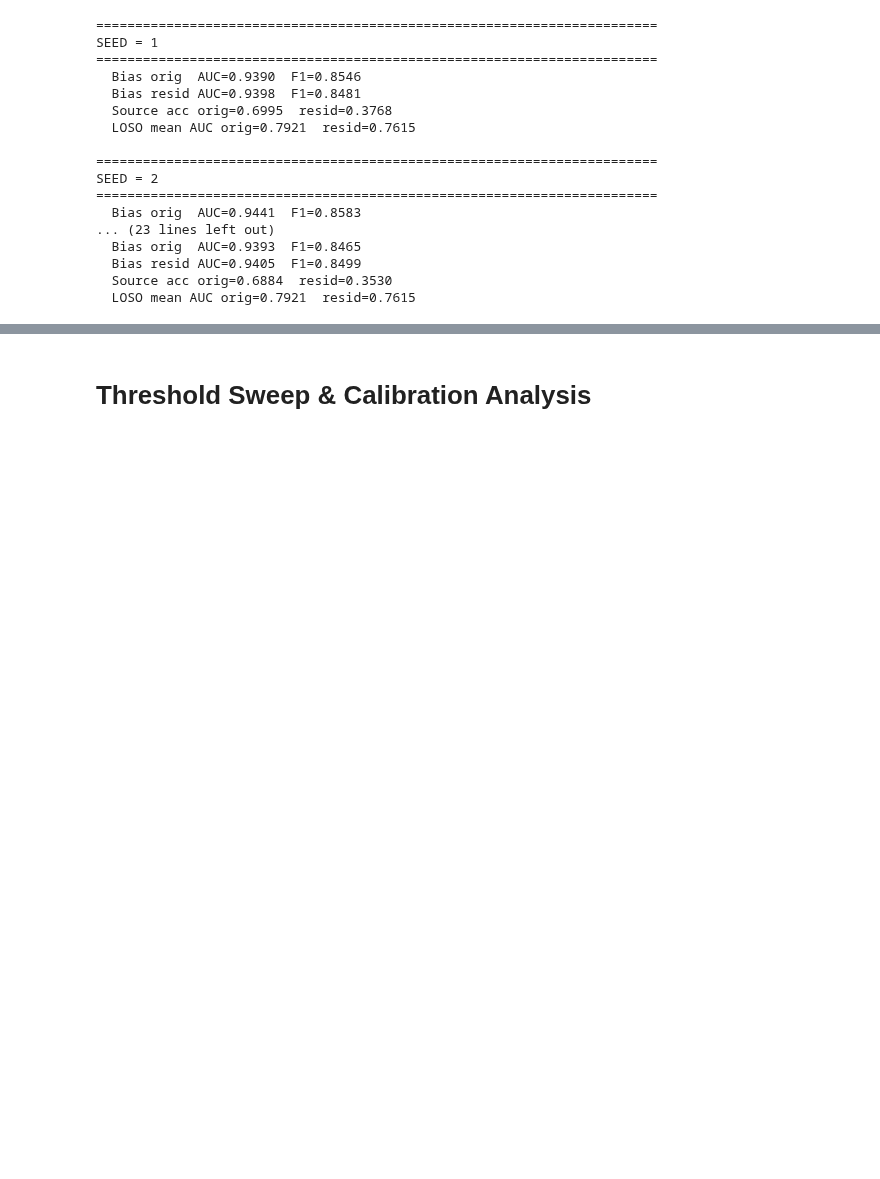
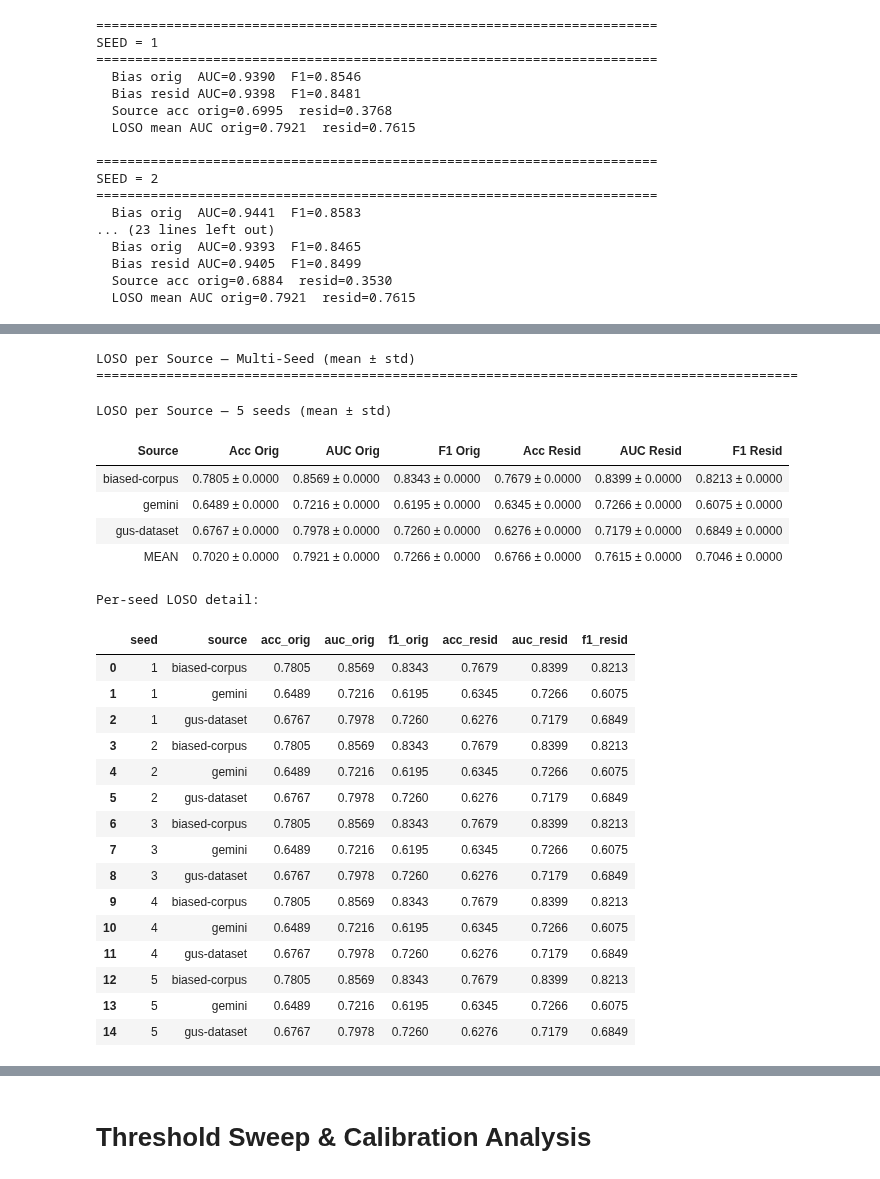
Before and after one commit to pinthoz/attention-atlas, a Jupyter notebook: dataset/v2/gpt2_source.ipynb, the cells around one changed output, grey strips where cells are left out. Drawn from its saved outputs; the diff is of its cells as text; code cells hidden in the pictures; blank space fills up the shorter version.

```diff
--- a/dataset/v2/gpt2_source.ipynb
+++ b/dataset/v2/gpt2_source.ipynb
@@ -1733,5 +1771,5 @@ display(df_other_summary.style
 # %%
-# === LOSO per-source: mean ± std across seeds ===
+# LOSO per-source: mean ± std across seeds
 
 print('LOSO per Source — Multi-Seed (mean ± std)')
 print('=' * 90)
@@ -1744,33 +1782,58 @@ for src in unique_sources:
         'Acc Orig': f'{sub["acc_orig"].mean():.4f} ± {sub["acc_orig"].std():.4f}',
         'AUC Orig': f'{sub["auc_orig"].mean():.4f} ± {sub["auc_orig"].std():.4f}',
         'F1 Orig': f'{sub["f1_orig"].mean():.4f} ± {sub["f1_orig"].std():.4f}',
         'Acc Resid': f'{sub["acc_resid"].mean():.4f} ± {sub["acc_resid"].std():.4f}',
         'AUC Resid': f'{sub["auc_resid"].mean():.4f} ± {sub["auc_resid"].std():.4f}',
         'F1 Resid': f'{sub["f1_resid"].mean():.4f} ± {sub["f1_resid"].std():.4f}',
     })
 
 # Add MEAN row
 loso_rows.append({
     'Source': 'MEAN',
     'Acc Orig': f'{df_seed_loso["acc_orig"].groupby(df_seed_loso["seed"]).mean().mean():.4f} ± {df_seed_loso["acc_orig"].groupby(df_seed_loso["seed"]).mean().std():.4f}',
     'AUC Orig': f'{df_seed_loso["auc_orig"].groupby(df_seed_loso["seed"]).mean().mean():.4f} ± {df_seed_loso["auc_orig"].groupby(df_seed_loso["seed"]).mean().std():.4f}',
     'F1 Orig': f'{df_seed_loso["f1_orig"].groupby(df_seed_loso["seed"]).mean().mean():.4f} ± {df_seed_loso["f1_orig"].groupby(df_seed_loso["seed"]).mean().std():.4f}',
     'Acc Resid': f'{df_seed_loso["acc_resid"].groupby(df_seed_loso["seed"]).mean().mean():.4f} ± {df_seed_loso["acc_resid"].groupby(df_seed_loso["seed"]).mean().std():.4f}',
     'AUC Resid': f'{df_seed_loso["auc_resid"].groupby(df_seed_loso["seed"]).mean().mean():.4f} ± {df_seed_loso["auc_resid"].groupby(df_seed_loso["seed"]).mean().std():.4f}',
     'F1 Resid': f'{df_seed_loso["f1_resid"].groupby(df_seed_loso["seed"]).mean().mean():.4f} ± {df_seed_loso["f1_resid"].groupby(df_seed_loso["seed"]).mean().std():.4f}',
 })
 
 df_loso_summary = pd.DataFrame(loso_rows)
 
 display(df_loso_summary.style
     .set_properties(**{'text-align': 'center'})
     .set_properties(**{'text-align': 'left', 'font-weight': 'bold'}, subset=['Source'])
     .hide(axis='index')
     .set_caption(f'LOSO per Source — {len(SEEDS)} seeds (mean ± std)')
 )
 
 # Per-seed detail
-print('
-Per-seed LOSO detail:')
+print('Per-seed LOSO detail:')
 display(df_seed_loso.round(4))
+# %% [output]
+LOSO per Source — Multi-Seed (mean ± std)
+==========================================================================================
+LOSO per Source — 5 seeds (mean ± std)
+| Source | Acc Orig | AUC Orig | F1 Orig | Acc Resid | AUC Resid | F1 Resid |
+| biased-corpus | 0.7805 ± 0.0000 | 0.8569 ± 0.0000 | 0.8343 ± 0.0000 | 0.7679 ± 0.0000 | 0.8399 ± 0.0000 | 0.8213 ± 0.0000 |
+| gemini | 0.6489 ± 0.0000 | 0.7216 ± 0.0000 | 0.6195 ± 0.0000 | 0.6345 ± 0.0000 | 0.7266 ± 0.0000 | 0.6075 ± 0.0000 |
+| gus-dataset | 0.6767 ± 0.0000 | 0.7978 ± 0.0000 | 0.7260 ± 0.0000 | 0.6276 ± 0.0000 | 0.7179 ± 0.0000 | 0.6849 ± 0.0000 |
+| MEAN | 0.7020 ± 0.0000 | 0.7921 ± 0.0000 | 0.7266 ± 0.0000 | 0.6766 ± 0.0000 | 0.7615 ± 0.0000 | 0.7046 ± 0.0000 |
+Per-seed LOSO detail:
+|  | seed | source | acc_orig | auc_orig | f1_orig | acc_resid | auc_resid | f1_resid |
+| 0 | 1 | biased-corpus | 0.7805 | 0.8569 | 0.8343 | 0.7679 | 0.8399 | 0.8213 |
+| 1 | 1 | gemini | 0.6489 | 0.7216 | 0.6195 | 0.6345 | 0.7266 | 0.6075 |
+| 2 | 1 | gus-dataset | 0.6767 | 0.7978 | 0.7260 | 0.6276 | 0.7179 | 0.6849 |
+| 3 | 2 | biased-corpus | 0.7805 | 0.8569 | 0.8343 | 0.7679 | 0.8399 | 0.8213 |
+| 4 | 2 | gemini | 0.6489 | 0.7216 | 0.6195 | 0.6345 | 0.7266 | 0.6075 |
+| 5 | 2 | gus-dataset | 0.6767 | 0.7978 | 0.7260 | 0.6276 | 0.7179 | 0.6849 |
+| 6 | 3 | biased-corpus | 0.7805 | 0.8569 | 0.8343 | 0.7679 | 0.8399 | 0.8213 |
+| 7 | 3 | gemini | 0.6489 | 0.7216 | 0.6195 | 0.6345 | 0.7266 | 0.6075 |
+| 8 | 3 | gus-dataset | 0.6767 | 0.7978 | 0.7260 | 0.6276 | 0.7179 | 0.6849 |
+| 9 | 4 | biased-corpus | 0.7805 | 0.8569 | 0.8343 | 0.7679 | 0.8399 | 0.8213 |
+| 10 | 4 | gemini | 0.6489 | 0.7216 | 0.6195 | 0.6345 | 0.7266 | 0.6075 |
+| 11 | 4 | gus-dataset | 0.6767 | 0.7978 | 0.7260 | 0.6276 | 0.7179 | 0.6849 |
+| 12 | 5 | biased-corpus | 0.7805 | 0.8569 | 0.8343 | 0.7679 | 0.8399 | 0.8213 |
+| 13 | 5 | gemini | 0.6489 | 0.7216 | 0.6195 | 0.6345 | 0.7266 | 0.6075 |
+| 14 | 5 | gus-dataset | 0.6767 | 0.7978 | 0.7260 | 0.6276 | 0.7179 | 0.6849 |
 # %%
```
Also changed, not shown: parts of 21 cells of this notebook.
